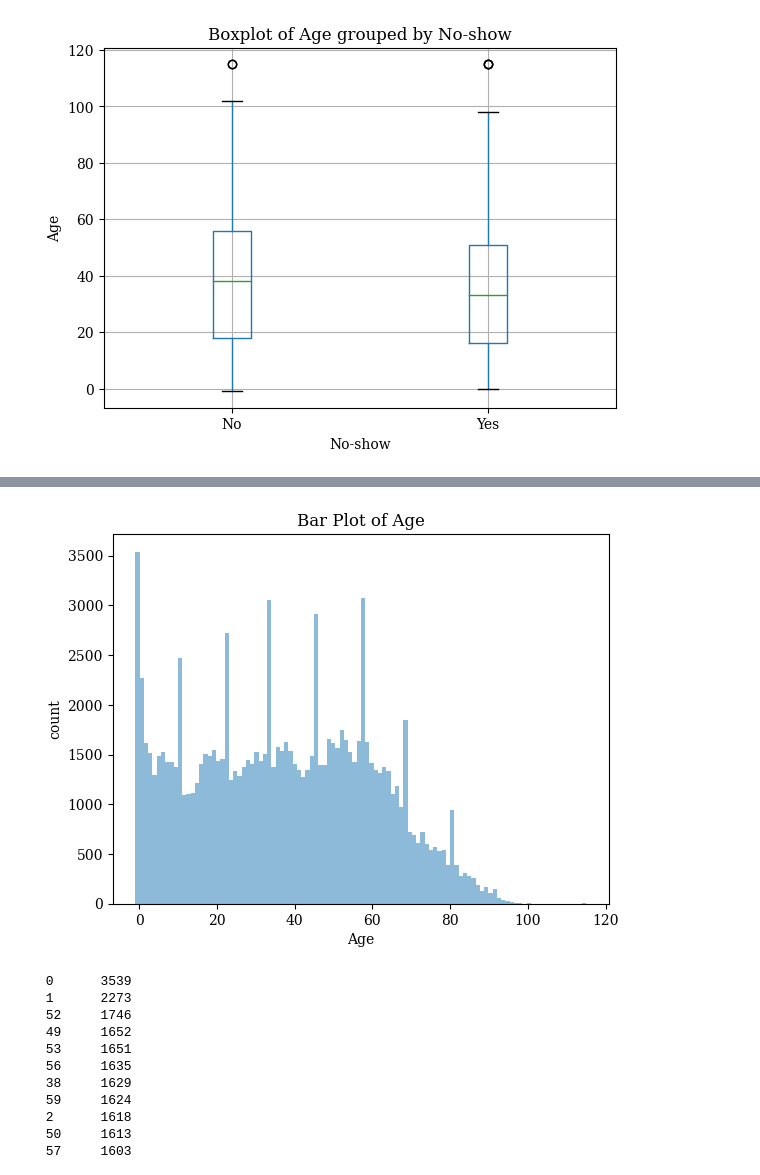
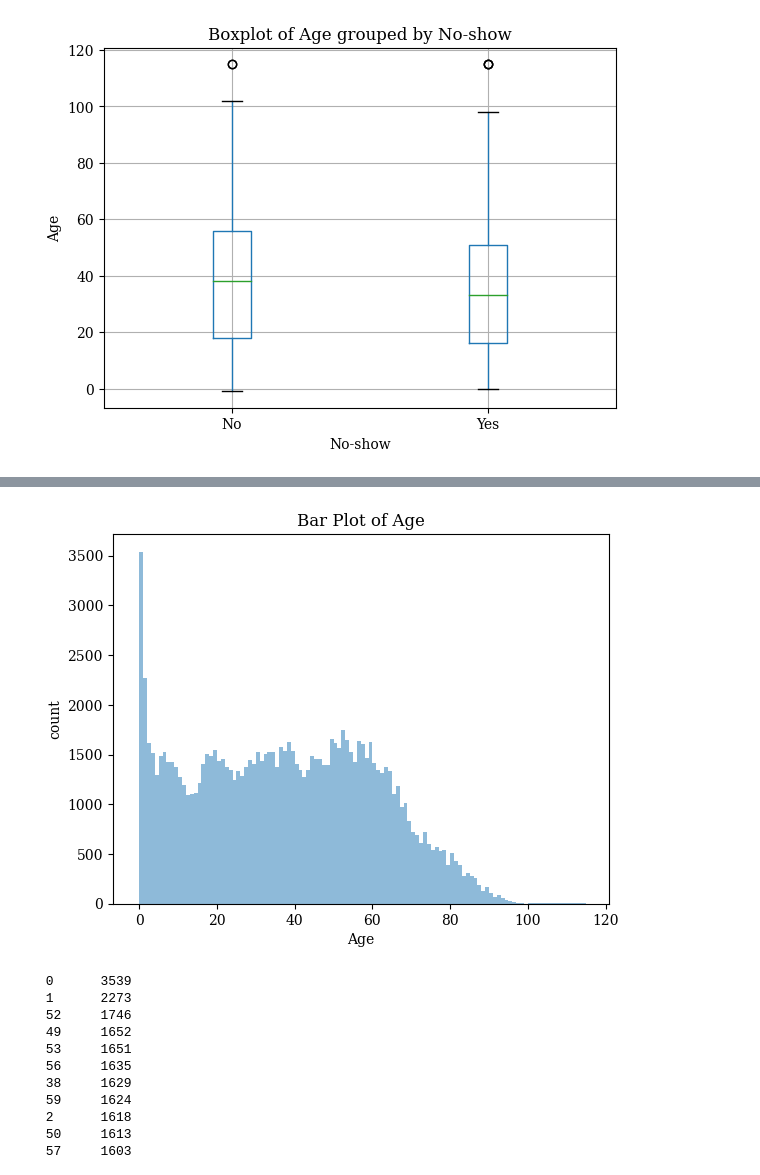
Before and after one commit to f18bc/data1030project, a Jupyter notebook: src/Final Project.ipynb, the cells around one changed output, grey strips where cells are left out. Saved outputs shown, nothing was run; the diff lists cells and outputs as text; code cells hidden in the pictures.

```diff
--- a/src/Final Project.ipynb
+++ b/src/Final Project.ipynb
@@ -261,16 +269,16 @@ plt.show()
 # %%
 import matplotlib
 from matplotlib import pylab as plt
 
 bin_range = (original_df['Age'].min(),original_df['Age'].max())
-plt.hist(original_df['Age'],alpha=0.5,range=bin_range,bins=106)
+plt.hist(original_df['Age'],alpha=0.5,range=bin_range,bins=np.unique(original_df['Age']))
 plt.title("Bar Plot of Age")
 plt.ylabel('count')
 plt.xlabel('Age')
 plt.savefig('Age2.png', dpi=300)
 plt.show()
 # %% [output]
-[figure, old version]
+[figure, new version]
 # %%
 # import matplotlib
 # from matplotlib import pylab as plt
```
Also changed, not shown: parts of 9 cells of this notebook, 5 other files.
